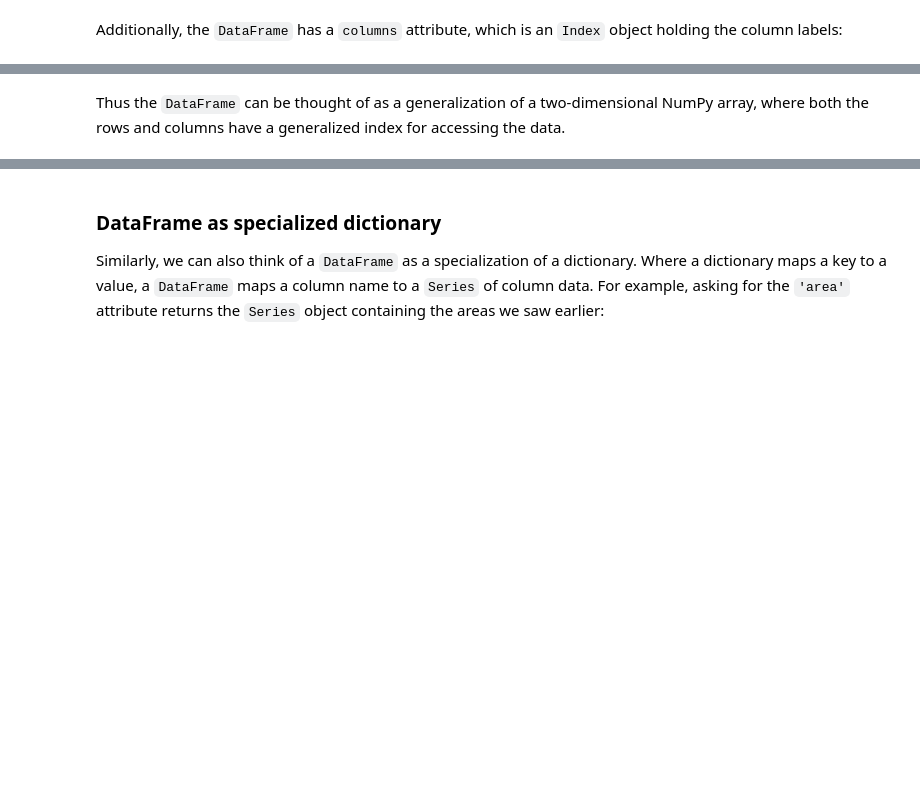
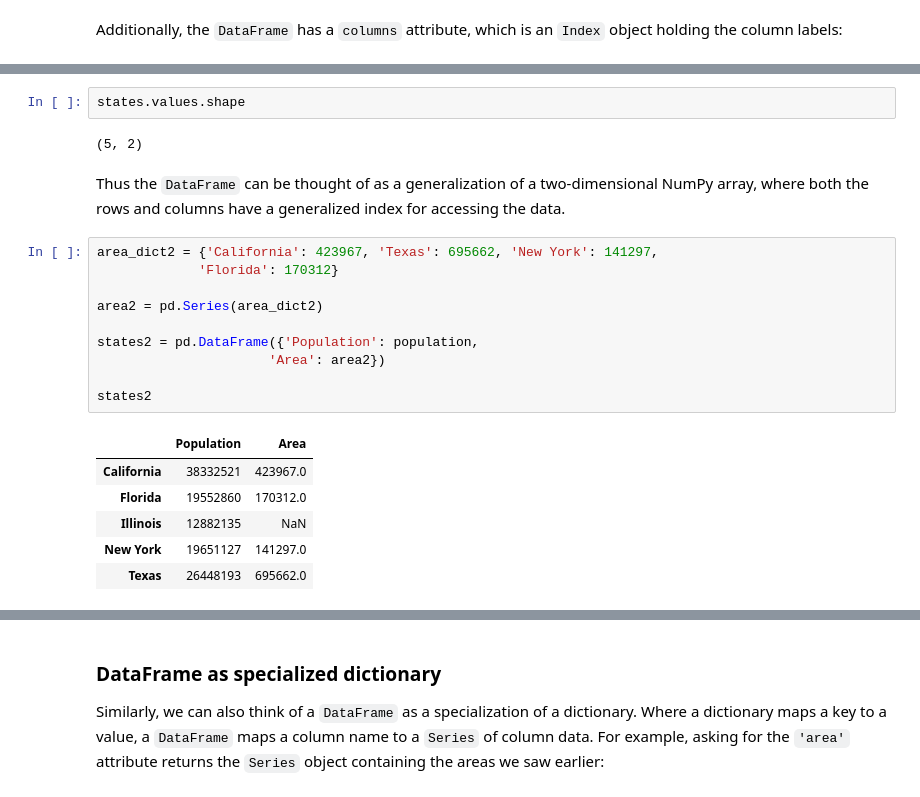
Before and after one commit to Clapiniella/thebridge, a Jupyter notebook: 1_Data_Analysis/semana_6/dia_1/IntroPandas.ipynb, the cells around one changed output, grey strips where cells are left out. Drawn from its saved outputs; the diff is of its cells as text; blank space fills up the shorter version.

```diff
--- a/1_Data_Analysis/semana_6/dia_1/IntroPandas.ipynb
+++ b/1_Data_Analysis/semana_6/dia_1/IntroPandas.ipynb
@@ -134,2 +408,23 @@ Additionally, the ``DataFrame`` has a ``columns`` attribute, which is an ``Index
+# %%
+states.values.shape
+# %% [output]
+(5, 2)
 # %% [markdown]
 Thus the ``DataFrame`` can be thought of as a generalization of a two-dimensional NumPy array, where both the rows and columns have a generalized index for accessing the data.
+# %%
+area_dict2 = {'California': 423967, 'Texas': 695662, 'New York': 141297,
+             'Florida': 170312}
+
+area2 = pd.Series(area_dict2)
+
+states2 = pd.DataFrame({'Population': population,
+                      'Area': area2})
+
+states2
+# %% [output]
+|  | Population | Area |
+| California | 38332521 | 423967.0 |
+| Florida | 19552860 | 170312.0 |
+| Illinois | 12882135 | NaN |
+| New York | 19651127 | 141297.0 |
+| Texas | 26448193 | 695662.0 |
```
Also changed, not shown: parts of 61 cells of this notebook, 1 other file.
